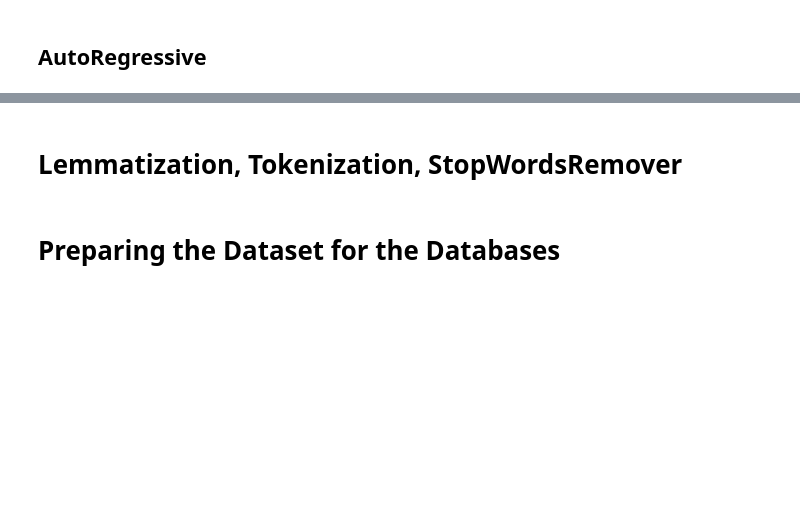
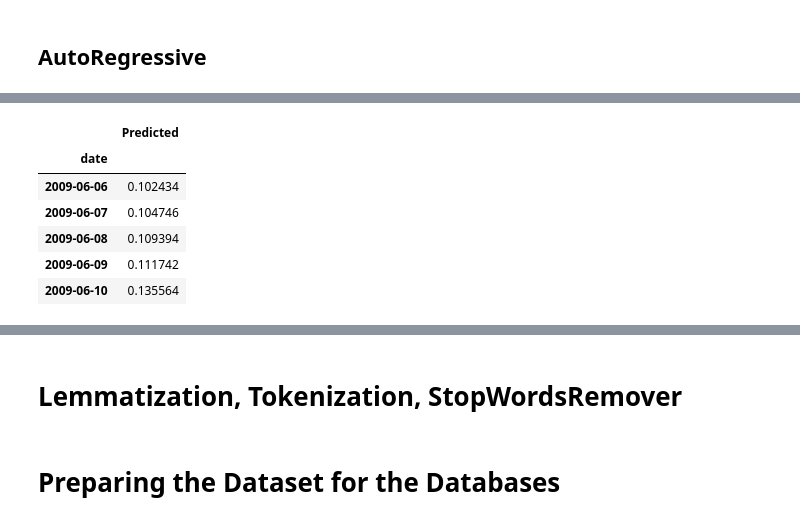
Before and after one commit to kgntmr/Sentiment-Time-Series-Analysis-with-Hive-MySQL-MongoDB-Benchmarking-NLP-and-Interpolation-Using-, a Jupyter notebook: ProjectTweets.ipynb, the cells around one changed output, grey strips where cells are left out. Drawn from its saved outputs; the diff is of its cells as text; code cells hidden in the pictures; blank space fills up the shorter version.

```diff
--- a/ProjectTweets.ipynb
+++ b/ProjectTweets.ipynb
@@ -535,6 +654,14 @@ data_test.tail()
 # %%
-# Tahmin değerleri ve indeksini bir DataFrame'e dönüştürme
+# Convert prediction values and index to a DataFrame
 forecasted_data = pd.DataFrame({'Predicted': forecasted_values}, index=forecasted_index)
 
-# Sonuçları görüntüleme
-forecasted_data.head()
+# Results
+forecasted_data.tail()
+# %% [output]
+|  | Predicted |
+| date |  |
+| 2009-06-06 | 0.102434 |
+| 2009-06-07 | 0.104746 |
+| 2009-06-08 | 0.109394 |
+| 2009-06-09 | 0.111742 |
+| 2009-06-10 | 0.135564 |
```
Also changed, not shown: parts of 90 cells of this notebook.
